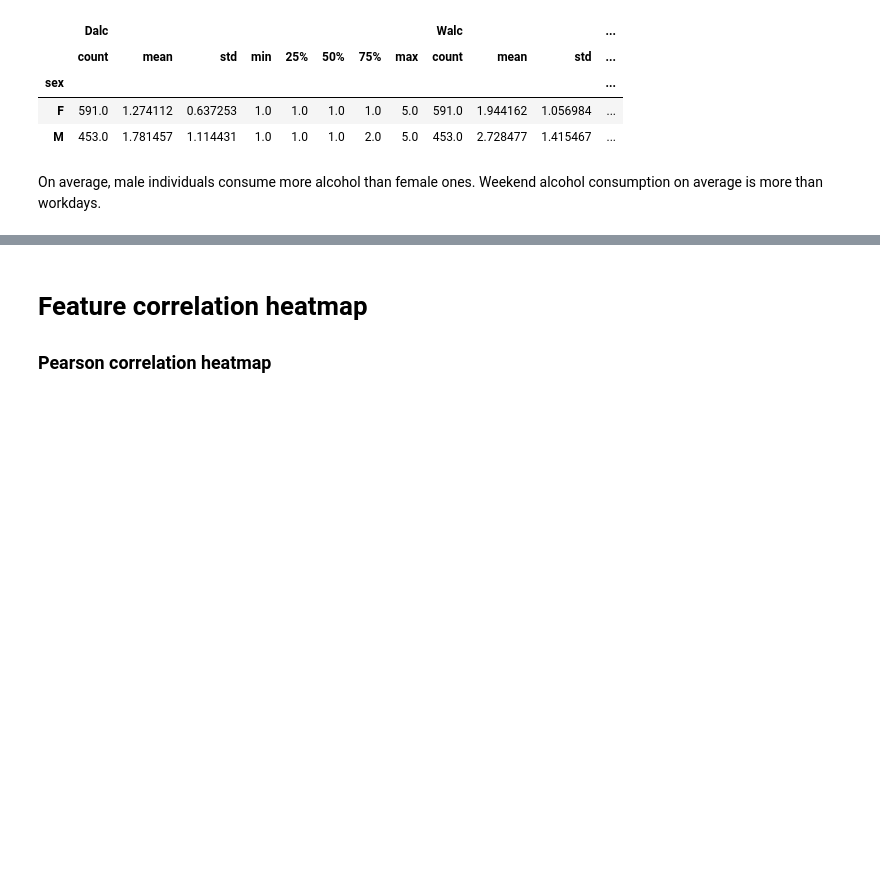
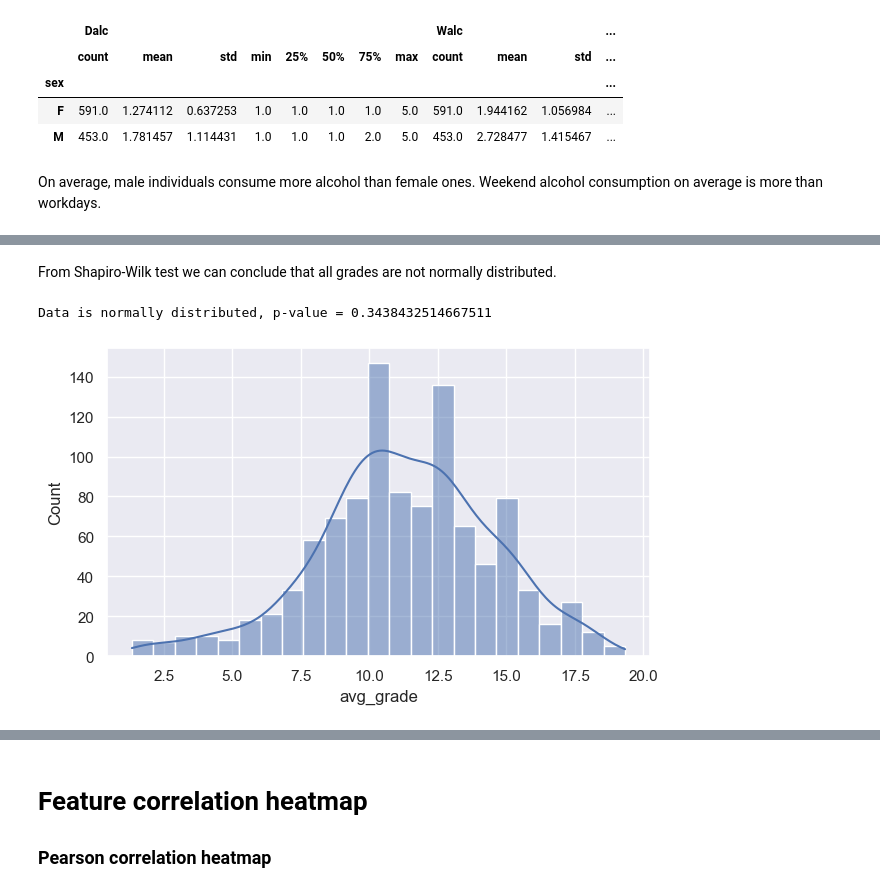
Before and after one commit to banislav/student-alcohol-consumption, a Jupyter notebook: eda-notebook.ipynb, the cells around one changed output, grey strips where cells are left out. Drawn from its saved outputs; the diff is of its cells as text; code cells hidden in the pictures; blank space fills up the shorter version.

```diff
--- a/eda-notebook.ipynb
+++ b/eda-notebook.ipynb
@@ -93,0 +132,8 @@ plot_bootstrapped_grades(data[['G1', 'G2', 'G3']])
+# %% [markdown]
+From Shapiro-Wilk test we can conclude that all grades are not normally distributed.
+# %%
+check_normality(data['avg_grade'])
+sns.histplot(data['avg_grade'], kde=True);
+# %% [output]
+Data is normally distributed, p-value = 0.3438432514667511
+[figure, added]
```
Also changed, not shown: parts of 23 cells of this notebook.
